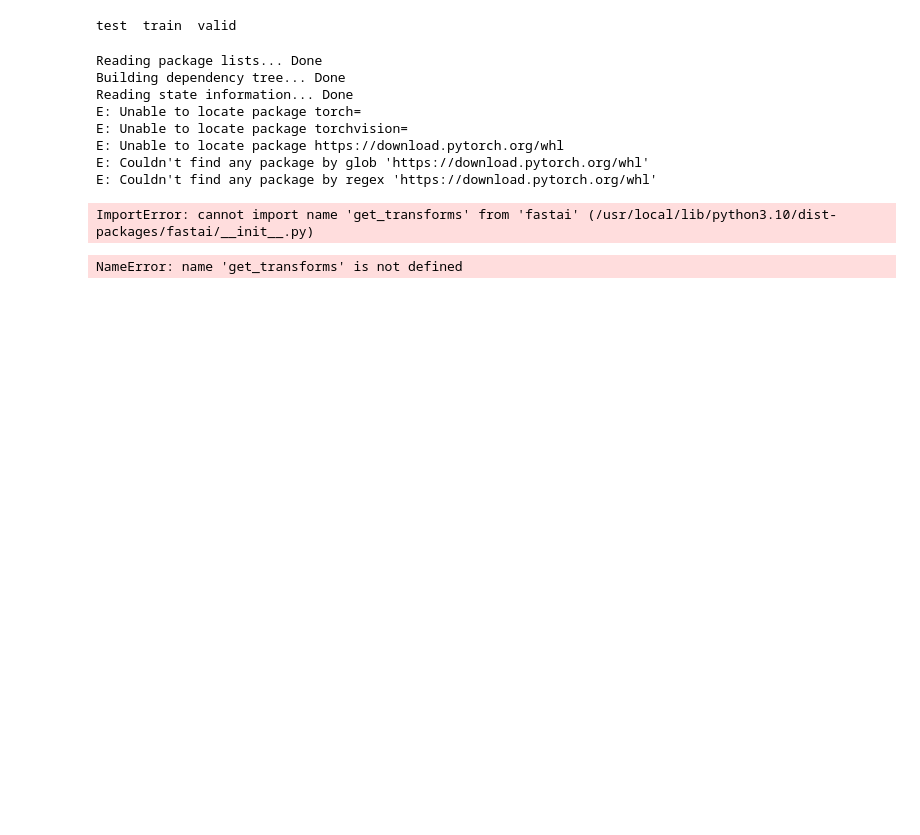
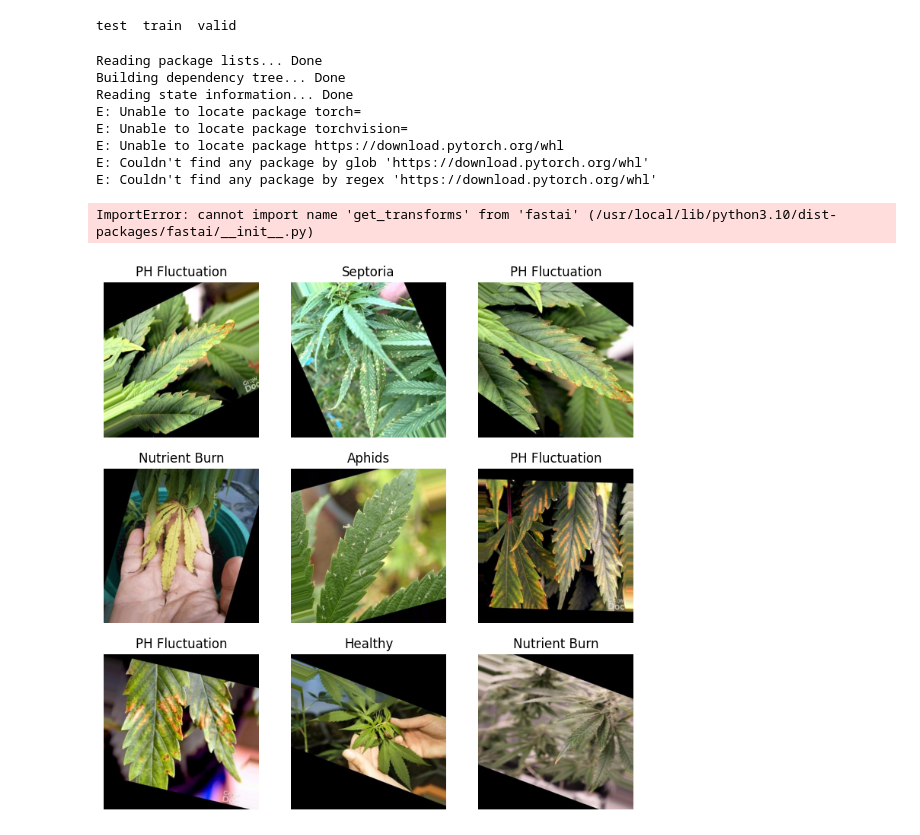
Before and after one commit to gogifemi/cannabis-health-diagnosis, a Jupyter notebook: notebooks/(colab)canhealth_cnn_learner.ipynb, the cells around one changed output. Drawn from its saved outputs; the diff is of its cells as text; code cells hidden in the pictures; blank space fills up the shorter version.

```diff
--- a/notebooks/(colab)canhealth_cnn_learner.ipynb
+++ b/notebooks/(colab)canhealth_cnn_learner.ipynb
@@ -84,8 +85,8 @@ from fastai.vision.all import imagenet_stats, ClassificationInterpretation, get_
 # %%
 # Defining the path to the data
 data_path = '/content/cannabis-health-diagnosis/data'
+# %%
+batch_tfms = [IntToFloatTensor(), Normalize.from_stats(*imagenet_stats)]
 # %%
-# Reading the image-based dataset
-img_data = ImageDataLoaders.from_folder(path=data_path, train='train', valid='valid', ds_tfms=get_transforms(), size=224, bs=100)
+# Loading the image-based dataset
+img_data = ImageDataLoaders.from_folder(path=data_path, train='train', valid='valid', ds_tfms=batch_tfms, size=224, bs=100)
-# %% [output]
-NameError: name 'get_transforms' is not defined
@@ -96 +93,5 @@ img_data.show_batch(rows=4, figsize=(12,10))
+# %%
+img_data.show_batch()
+# %% [output]
+[figure, added]
 # %%
```
Also changed, not shown: parts of 33 cells of this notebook.
